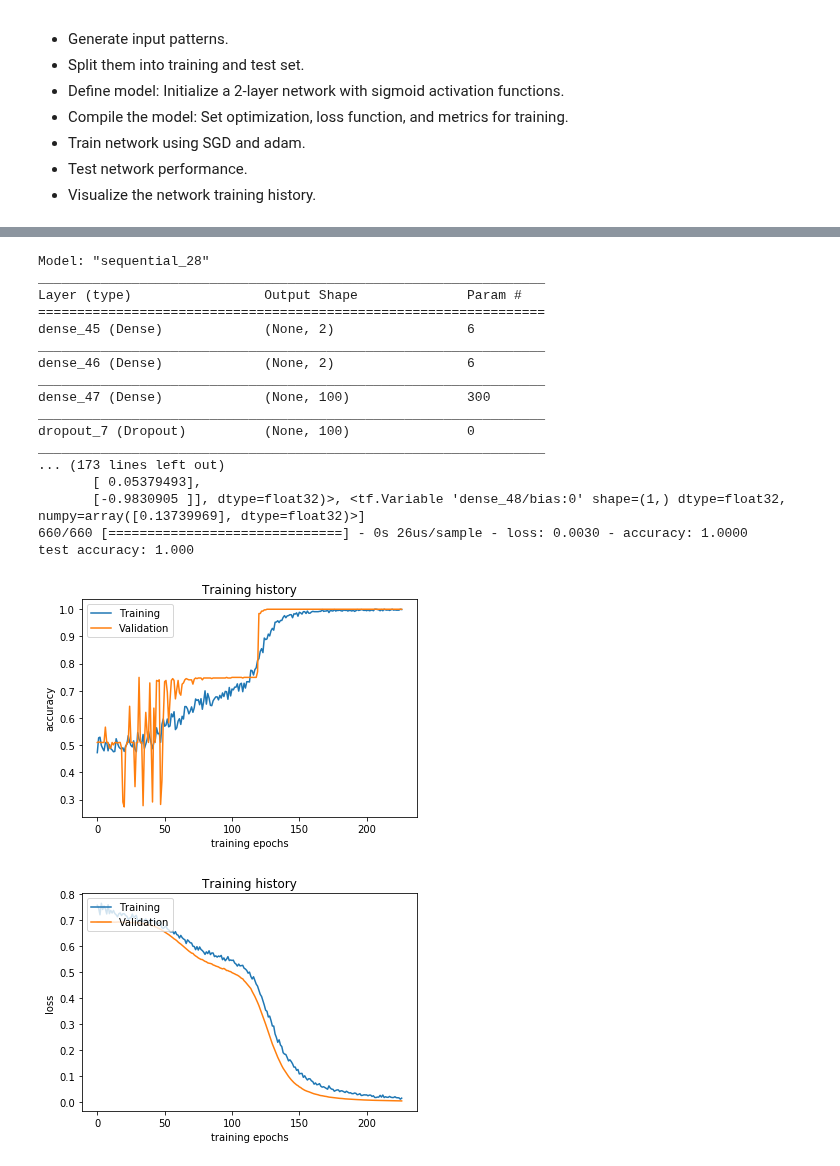
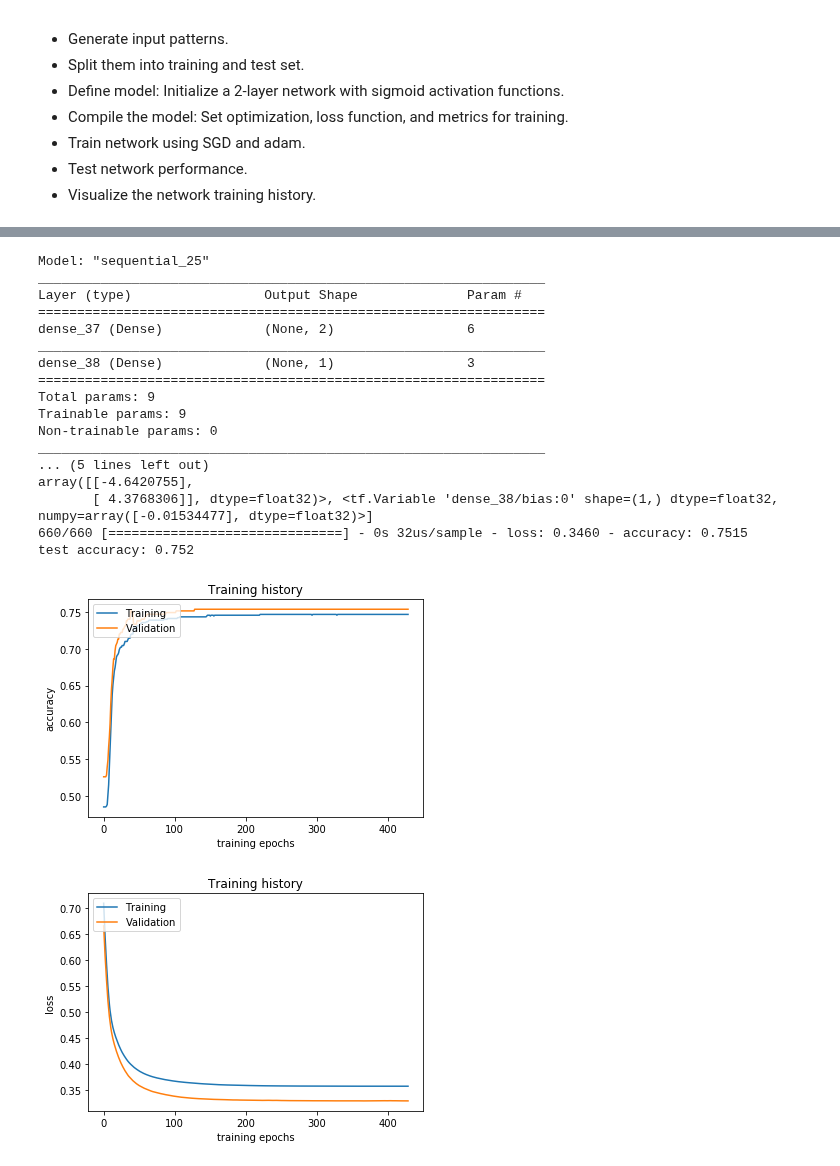
Before and after one commit to mazzulab/AppliedMathNotebooks, a Jupyter notebook: tf_XOR_2L_perceptron0_updated.ipynb, the cells around one changed output, grey strips where cells are left out. Drawn from its saved outputs; the diff is of its cells as text; code cells hidden in the pictures.

```diff
--- a/tf_XOR_2L_perceptron0_updated.ipynb
+++ b/tf_XOR_2L_perceptron0_updated.ipynb
@@ -255,55 +262,74 @@ n_patterns,n_features=X.shape
 # %%
 # define the model
-
+model=Sequential()
+model.add(Dense(2,activation='relu',kernel_initializer='he_normal',input_shape=(n_features,)))
+# model.add(Dense(2,activation='relu',kernel_initializer='he_normal',input_shape=(n_features,)))
+model.add(Dense(1,activation='sigmoid',kernel_initializer='he_normal'))
 
 # compile
+# compile model
+# model.compile(optimizer='SGD',loss='binary_crossentropy',metrics=['accuracy'])
+
+model.compile(optimizer='adam',loss='binary_crossentropy',metrics=['accuracy'])
+# adam optimizer: https://machinelearningmastery.com/adam-optimization-algorithm-for-deep-learning/
 
 print(model.summary())
+
+# fit the model
+
+# history=model.fit(X_train,y_train,epochs=100,batch_size=32,verbose=0)
+
+# early stopping
+X_train0,X_val,y_train0,y_val=train_test_split(X_train,y_train,test_size=0.33)
+cb=tf.keras.callbacks.EarlyStopping(monitor='val_accuracy',mode='max',patience=300)
+# define the early stopping with a callback
+history=model.fit(X_train0,y_train0,epochs=1000,validation_data=(X_val,y_val),batch_size=32,callbacks=[cb],verbose=0)
+
 
 # fit the model
 
 
 
 # evaluate the model
 print('test model')
 print(model.trainable_variables)
-
+loss,acc=model.evaluate(X_test,y_test)
 print('test accuracy: %.3f' % acc)
 
 # plot training and validation accuracy
 plt.plot(history.history['accuracy'])
 plt.plot(history.history['val_accuracy'])
 plt.title('Training history')
 plt.ylabel('accuracy')
 plt.xlabel('training epochs')
 plt.legend(['Training','Validation'],loc='upper left')
 plt.show()
 
 # plot training and validation loss
 plt.plot(history.history['loss'])
 plt.plot(history.history['val_loss'])
 plt.title('Training history')
 plt.ylabel('loss')
 plt.xlabel('training epochs')
 plt.legend(['Training','Validation'],loc='upper left')
 plt.show()
 # %% [output]
-Model: "sequential_28"
+Model: "sequential_25"
 _________________________________________________________________
 Layer (type)                 Output Shape              Param #
 =================================================================
-dense_45 (Dense)             (None, 2)                 6
+dense_37 (Dense)             (None, 2)                 6
 _________________________________________________________________
-dense_46 (Dense)             (None, 2)                 6
+dense_38 (Dense)             (None, 1)                 3
+=================================================================
+Total params: 9
+Trainable params: 9
+Non-trainable params: 0
 _________________________________________________________________
-dense_47 (Dense)             (None, 100)               300
-_________________________________________________________________
-dropout_7 (Dropout)          (None, 100)               0
-_________________________________________________________________
-... (173 lines left out)
-       [ 0.05379493],
-       [-0.9830905 ]], dtype=float32)>, <tf.Variable 'dense_48/bias:0' shape=(1,) dtype=float32, numpy=array([0.13739969], dtype=float32)>]
-660/660 [==============================] - 0s 26us/sample - loss: 0.0030 - accuracy: 1.0000
-test accuracy: 1.000
+... (5 lines left out)
+array([[-4.6420755],
+       [ 4.3768306]], dtype=float32)>, <tf.Variable 'dense_38/bias:0' shape=(1,) dtype=float32, numpy=array([-0.01534477], dtype=float32)>]
+660/660 [==============================] - 0s 32us/sample - loss: 0.3460 - accuracy: 0.7515
+test accuracy: 0.752
-[figure, old version]
+[figure, new version]
-[figure, old version]
+[figure, new version]
```
Also changed, not shown: parts of 5 cells of this notebook, 1 other file.
